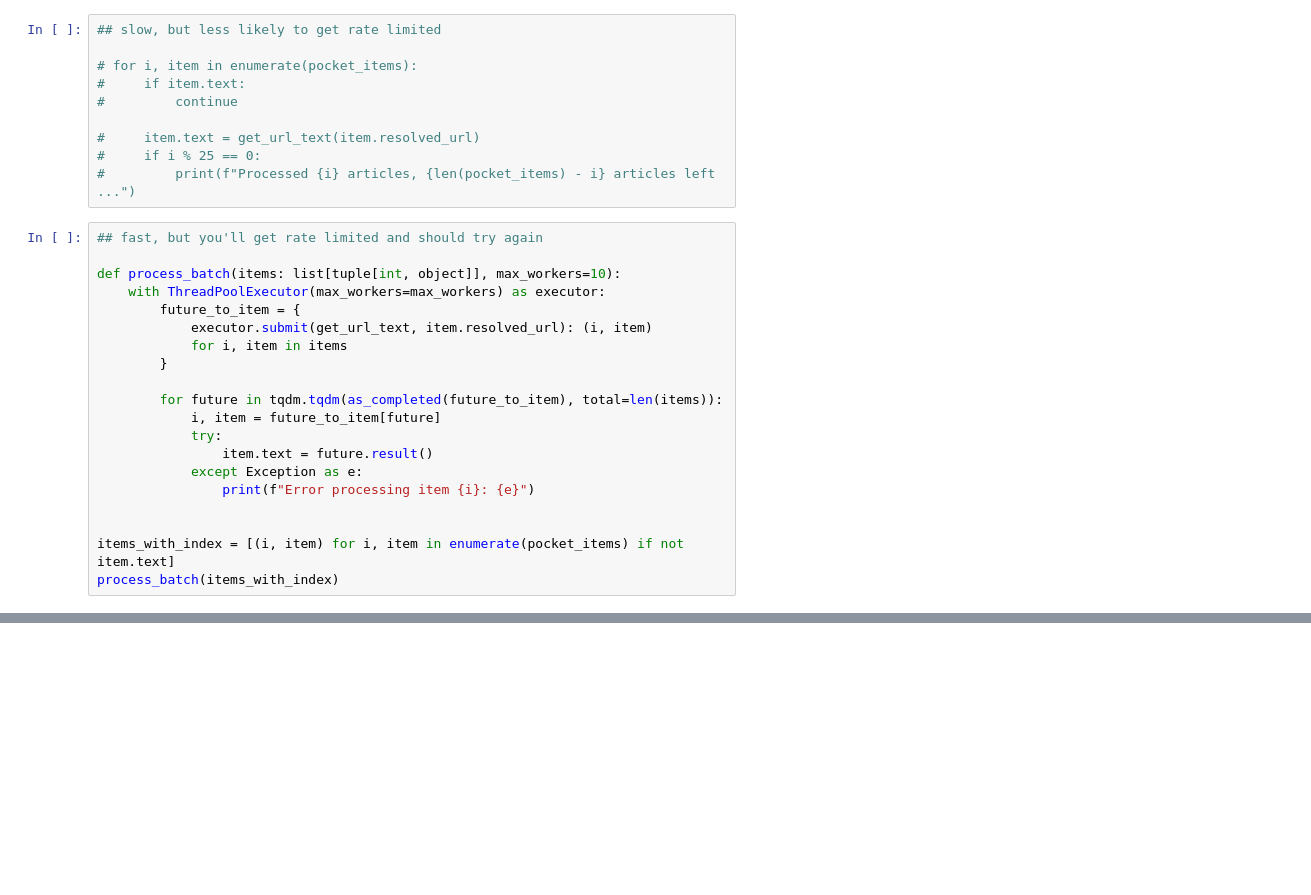
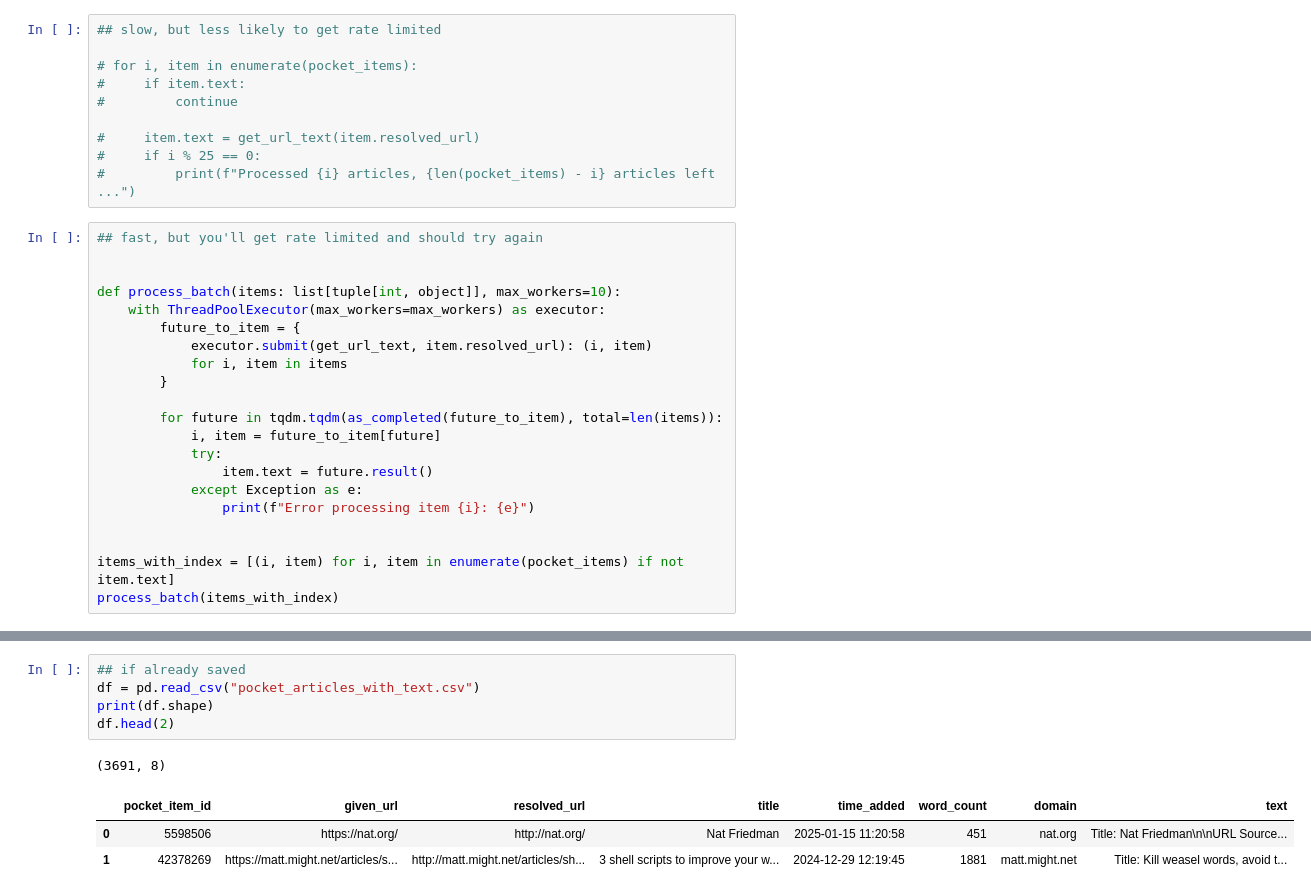
Before and after one commit to saeedesmaili/content-recommendation, a Jupyter notebook: notebooks/01-data-processing.ipynb, the cells around one changed output, grey strips where cells are left out. Cells and saved outputs as stored; diff of their text form; blank space fills up the shorter version.

```diff
--- a/notebooks/01-data-processing.ipynb
+++ b/notebooks/01-data-processing.ipynb
@@ -191,6 +192,7 @@ def get_url_text(url: str) -> str:
 #         print(f"Processed {i} articles, {len(pocket_items) - i} articles left ...")
 # %%
 ## fast, but you'll get rate limited and should try again
+
 
 def process_batch(items: list[tuple[int, object]], max_workers=10):
     with ThreadPoolExecutor(max_workers=max_workers) as executor:
@@ -220,3 +222,13 @@ df.head()
 | 2 | 132470062 | https://www.kalzumeus.com/2012/01... | https://www.kalzumeus.com/2012/01... | Salary Negotiation: Make More Mon... | 2024-11-15 12:07:03 | 6794 | www.kalzumeus.com | Title: Salary Negotiation: Make M... |
 | 3 | 172658679 | https://stevehanov.ca/blog/index.... | http://stevehanov.ca/blog/index.p... | 20 lines of code that will beat A... | 2025-01-15 00:24:49 | 970 | stevehanov.ca | Title: 20 lines of code that will... |
 | 4 | 210539245 | https://digital-photography-schoo... | https://digital-photography-schoo... | 9 Reasons Why Photography Matters | 2024-12-02 23:13:34 | 2312 | Digital Photography School | Title: 9 Reasons Why Photography ... |
+# %%
+## if already saved
+df = pd.read_csv("pocket_articles_with_text.csv")
+print(df.shape)
+df.head(2)
+# %% [output]
+(3691, 8)
+|  | pocket_item_id | given_url | resolved_url | title | time_added | word_count | domain | text |
+| 0 | 5598506 | https://nat.org/ | http://nat.org/ | Nat Friedman | 2025-01-15 11:20:58 | 451 | nat.org | Title: Nat Friedman\n\nURL Source... |
+| 1 | 42378269 | https://matt.might.net/articles/s... | http://matt.might.net/articles/sh... | 3 shell scripts to improve your w... | 2024-12-29 12:19:45 | 1881 | matt.might.net | Title: Kill weasel words, avoid t... |
```
Also changed, not shown: parts of 4 cells of this notebook, 2 other files.
